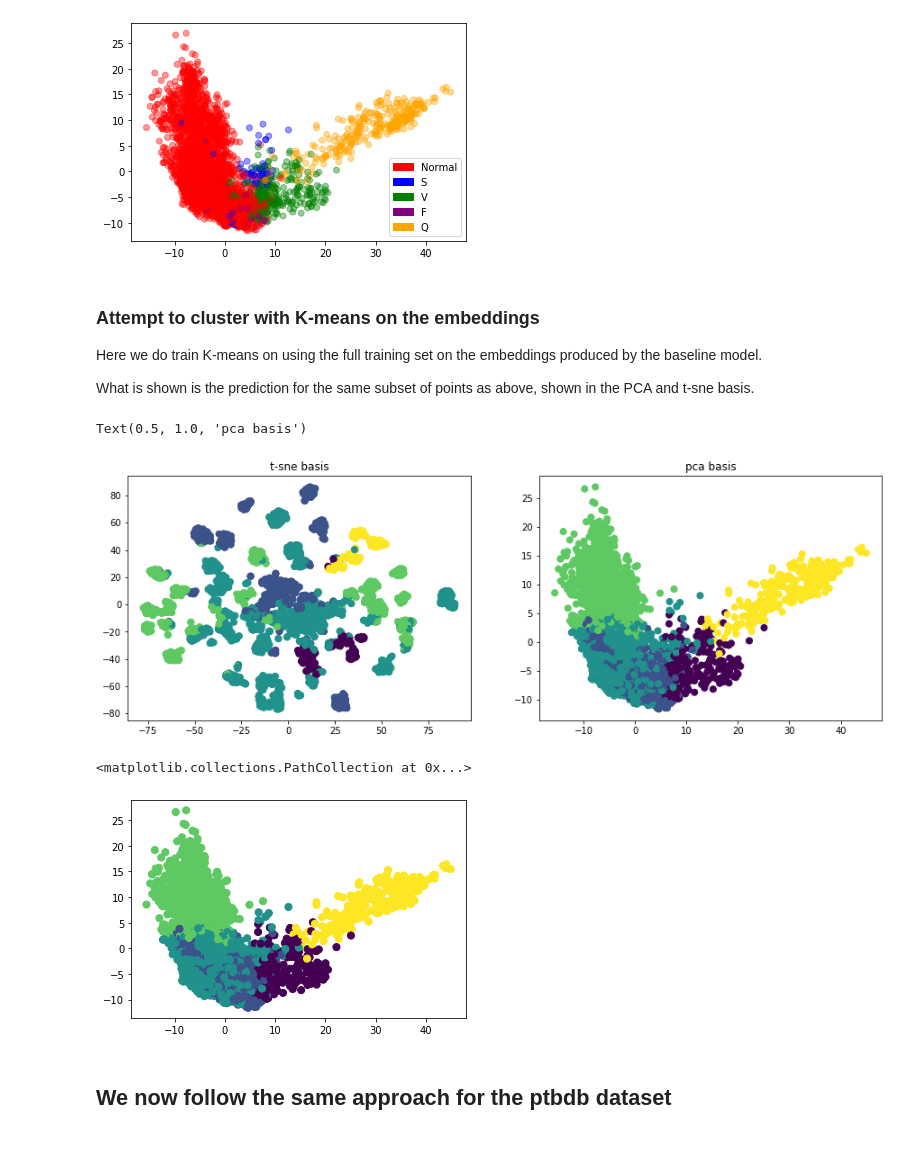
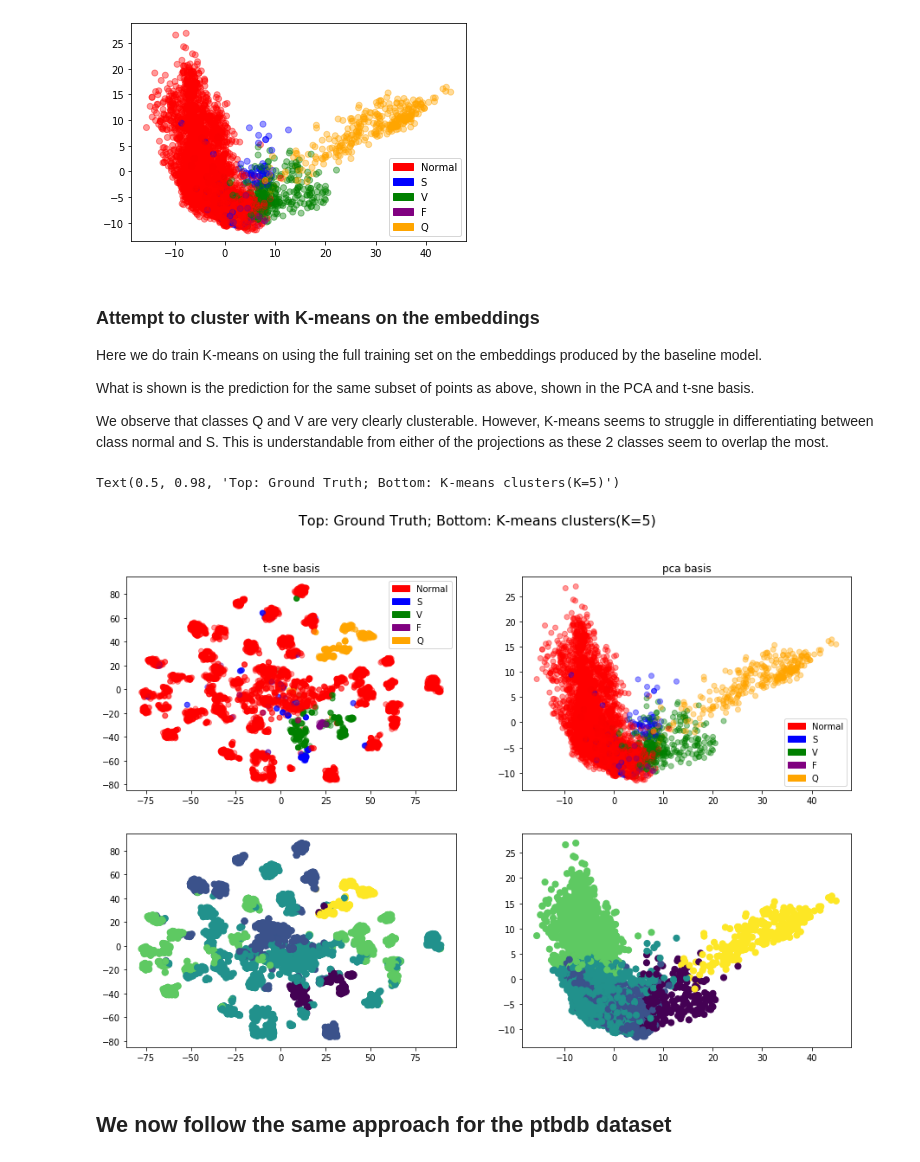
Before and after one commit to CarlosGomes98/ECG-Classification, a Jupyter notebook: Visualization.ipynb, the cells around one changed output. Saved outputs shown, nothing was run; the diff lists cells and outputs as text; code cells hidden in the pictures.

Commit message:
Very nice clustring

```diff
--- a/Visualization.ipynb
+++ b/Visualization.ipynb
@@ -152,27 +152,29 @@ plt.legend(handles=colors_artists)
 Here we do train K-means on using the full training set on the embeddings produced by the baseline model.
 
 What is shown is the prediction for the same subset of points as above, shown in the PCA and t-sne basis.
+
+We observe that classes Q and V are very clearly clusterable. However, K-means seems to struggle in differentiating between class normal and S. This is understandable from either of the projections as these 2 classes seem to overlap the most.
 # %%
 clf = KMeans(n_clusters=5).fit(embedings)
 y_means = clf.predict(embedings[subset])
 # %%
 fig,a = plt.subplots(2, 2)
-fig.set_figheight(5)
+fig.set_figheight(10)
 fig.set_figwidth(15)
-a[0][0]scatter([components[i, 0] for i in range(subset_size)], [components[i, 1] for i in range(subset_size)],
+a[0][0].scatter([t_sne[i, 0] for i in range(subset_size)], [t_sne[i, 1] for i in range(subset_size)],
                  c=[colors[Y[subset[i]]] for i in range(subset_size)], label=[Y[subset[i]] for i in range(subset_size)], alpha=0.4)
+a[0][0].legend(handles=colors_artists)
 a[1][0].scatter(t_sne[:, 0], t_sne[:, 1], c=y_means, s=50, cmap='viridis')
 a[0][0].set_title('t-sne basis')
-a[1].scatter(components[:, 0], components[:, 1], c=y_means, s=50, cmap='viridis')
-a[1].set_title('pca basis')
+a[1][1].scatter(components[:, 0], components[:, 1], c=y_means, s=50, cmap='viridis')
+a[0][1].scatter([components[i, 0] for i in range(subset_size)], [components[i, 1] for i in range(subset_size)],
+                 c=[colors[Y[subset[i]]] for i in range(subset_size)], label=[Y[subset[i]] for i in range(subset_size)], alpha=0.4)
+a[0][1].legend(handles=colors_artists)
+a[0][1].set_title('pca basis')
+fig.suptitle('Top: Ground Truth; Bottom: K-means clusters(K=5)', fontsize=16)
 # %% [output]
-Text(0.5, 1.0, 'pca basis')
+Text(0.5, 0.98, 'Top: Ground Truth; Bottom: K-means clusters(K=5)')
-[figure, old version]
+[figure, new version]
-# %%
-plt.scatter(components[:, 0], components[:, 1], c=y_means, s=50, cmap='viridis')
-# %% [output]
-<matplotlib.collections.PathCollection at 0x...>
-[figure, removed]
 # %% [markdown]
 ## We now follow the same approach for the ptbdb dataset
 # %% [markdown]
```
Also changed, not shown: parts of 5 cells of this notebook.
